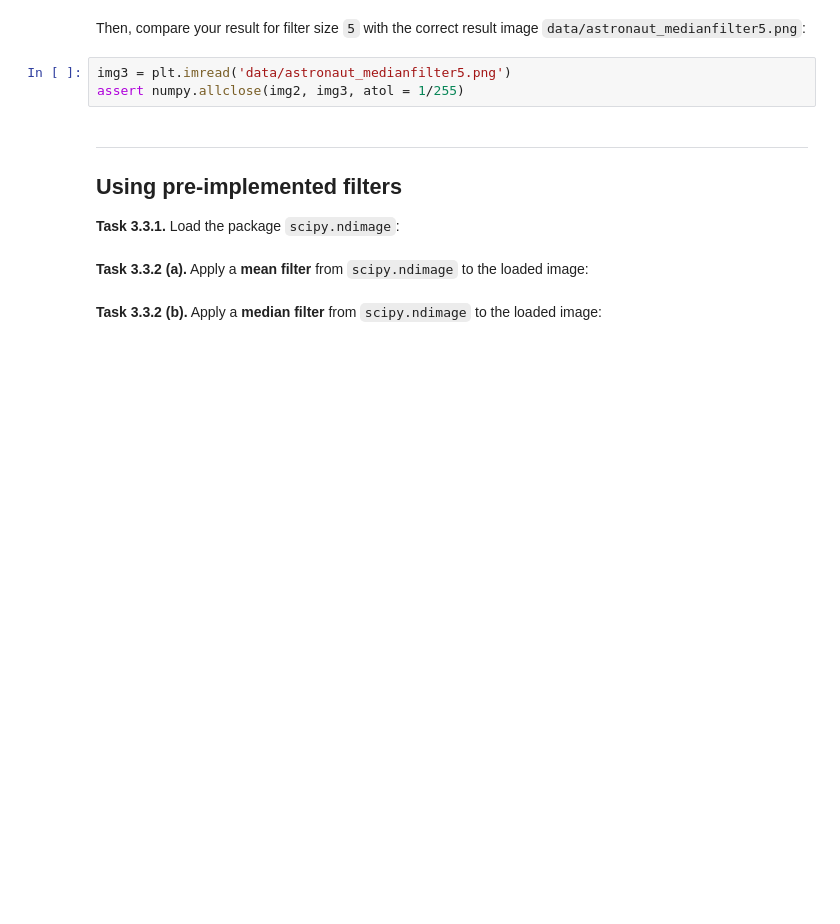
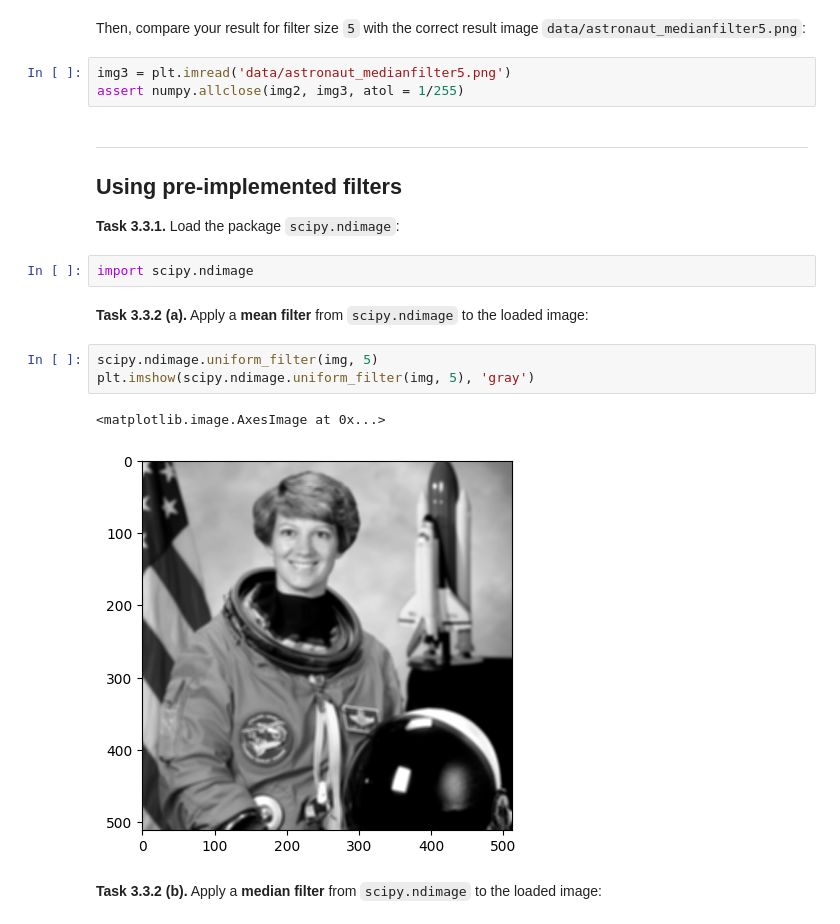
Before and after one commit to rMaximr/mobi-fs3-python, a Jupyter notebook: task3.ipynb, the cells around one changed output. Saved outputs shown, nothing was run; the diff lists cells and outputs as text; blank space fills up the shorter version.

```diff
--- a/task3.ipynb
+++ b/task3.ipynb
@@ -97,7 +97,15 @@ assert numpy.allclose(img2, img3, atol = 1/255)
 ## Using pre-implemented filters
 
 **<a id="#">Task 3.3.1.</a>** Load the package `scipy.ndimage`:
+# %%
+import scipy.ndimage
 # %% [markdown]
 **<a id="#">Task 3.3.2 (a).</a>** Apply a **mean filter** from `scipy.ndimage` to the loaded image:
+# %%
+scipy.ndimage.uniform_filter(img, 5)
+plt.imshow(scipy.ndimage.uniform_filter(img, 5), 'gray')
+# %% [output]
+<matplotlib.image.AxesImage at 0x...>
+[figure, added]
 # %% [markdown]
 **<a id="#">Task 3.3.2 (b).</a>** Apply a **median filter** from `scipy.ndimage` to the loaded image:
```
Also changed, not shown: parts of 2 cells of this notebook.
